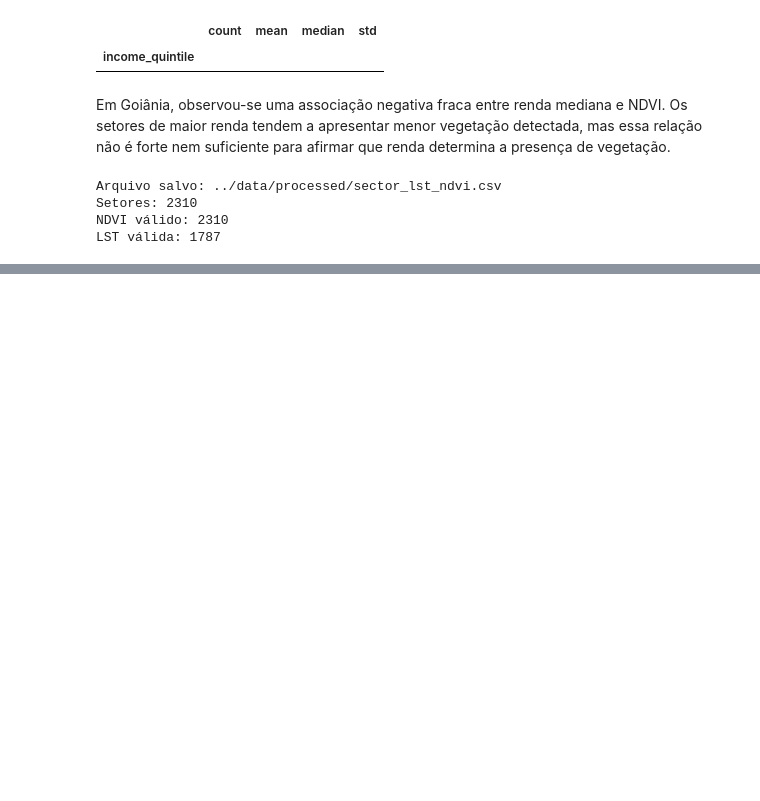
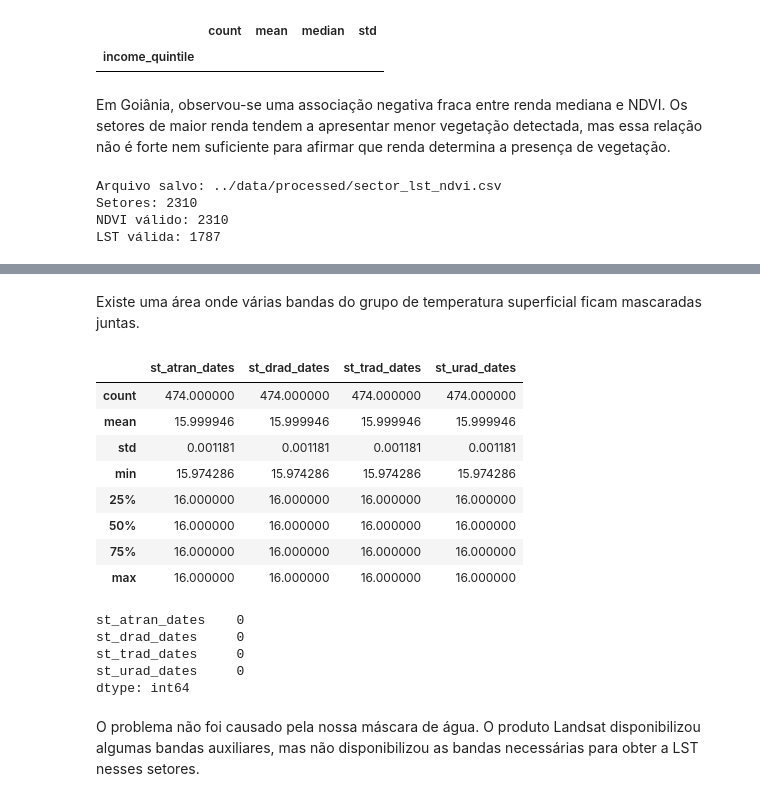
Before and after one commit to HannahGrecco/goiania-thermal-justice, a Jupyter notebook: notebooks/02_earth_engine.ipynb, the cells around one changed output, grey strips where cells are left out. Cells and saved outputs as stored; diff of their text form; code cells hidden in the pictures; blank space fills up the shorter version.

```diff
--- a/notebooks/02_earth_engine.ipynb
+++ b/notebooks/02_earth_engine.ipynb
@@ -623,0 +1046,74 @@ LST válida: 1787
+# %% [markdown]
+Existe uma área onde várias bandas do grupo de temperatura superficial ficam mascaradas juntas.
+# %%
+no_raw_sectors = thermal_diagnostic_gdf[
+    thermal_diagnostic_gdf["diagnostic_group"] == "no_raw_thermal"
+].copy()
+
+no_raw_sector_fc = geemap.gdf_to_ee(
+    no_raw_sectors[["sector_id", "geometry"]]
+)
+
+thermal_band_counts = ee.Image.cat([
+    landsat_period.select("ST_B10").count().rename("st_b10_dates"),
+    landsat_period.select("ST_EMIS").count().rename("st_emis_dates"),
+    landsat_period.select("ST_EMSD").count().rename("st_emsd_dates"),
+    landsat_period.select("ST_ATRAN").count().rename("st_atran_dates"),
+    landsat_period.select("ST_DRAD").count().rename("st_drad_dates"),
+    landsat_period.select("ST_TRAD").count().rename("st_trad_dates"),
+    landsat_period.select("ST_URAD").count().rename("st_urad_dates"),
+])
+
+def summarize_thermal_bands(feature):
+    statistics = thermal_band_counts.reduceRegion(
+        reducer=ee.Reducer.mean(),
+        geometry=feature.geometry(),
+        scale=30,
+        maxPixels=1e8,
+        tileScale=4,
+    )
+    return feature.set(statistics)
+
+no_raw_band_check = no_raw_sector_fc.map(
+    summarize_thermal_bands
+)
+
+no_raw_band_check_gdf = geemap.ee_to_gdf(
+    no_raw_band_check
+)
+
+no_raw_band_check_gdf.describe()
+# %% [output]
+|  | st_atran_dates | st_drad_dates | st_trad_dates | st_urad_dates |
+| count | 474.000000 | 474.000000 | 474.000000 | 474.000000 |
+| mean | 15.999946 | 15.999946 | 15.999946 | 15.999946 |
+| std | 0.001181 | 0.001181 | 0.001181 | 0.001181 |
+| min | 15.974286 | 15.974286 | 15.974286 | 15.974286 |
+| 25% | 16.000000 | 16.000000 | 16.000000 | 16.000000 |
+| 50% | 16.000000 | 16.000000 | 16.000000 | 16.000000 |
+| 75% | 16.000000 | 16.000000 | 16.000000 | 16.000000 |
+| max | 16.000000 | 16.000000 | 16.000000 | 16.000000 |
+# %%
+available_columns = [
+    column
+    for column in [
+        "st_b10_dates",
+        "st_emis_dates",
+        "st_emsd_dates",
+        "st_atran_dates",
+        "st_drad_dates",
+        "st_trad_dates",
+        "st_urad_dates",
+    ]
+    if column in no_raw_band_check_gdf.columns
+]
+
+no_raw_band_check_gdf[available_columns].isna().sum()
+# %% [output]
+st_atran_dates    0
+st_drad_dates     0
+st_trad_dates     0
+st_urad_dates     0
+dtype: int64
+# %% [markdown]
+O problema não foi causado pela nossa máscara de água. O produto Landsat disponibilizou algumas bandas auxiliares, mas não disponibilizou as bandas necessárias para obter a LST nesses setores.
```
Also changed, not shown: parts of 12 cells of this notebook, 1 other file.
